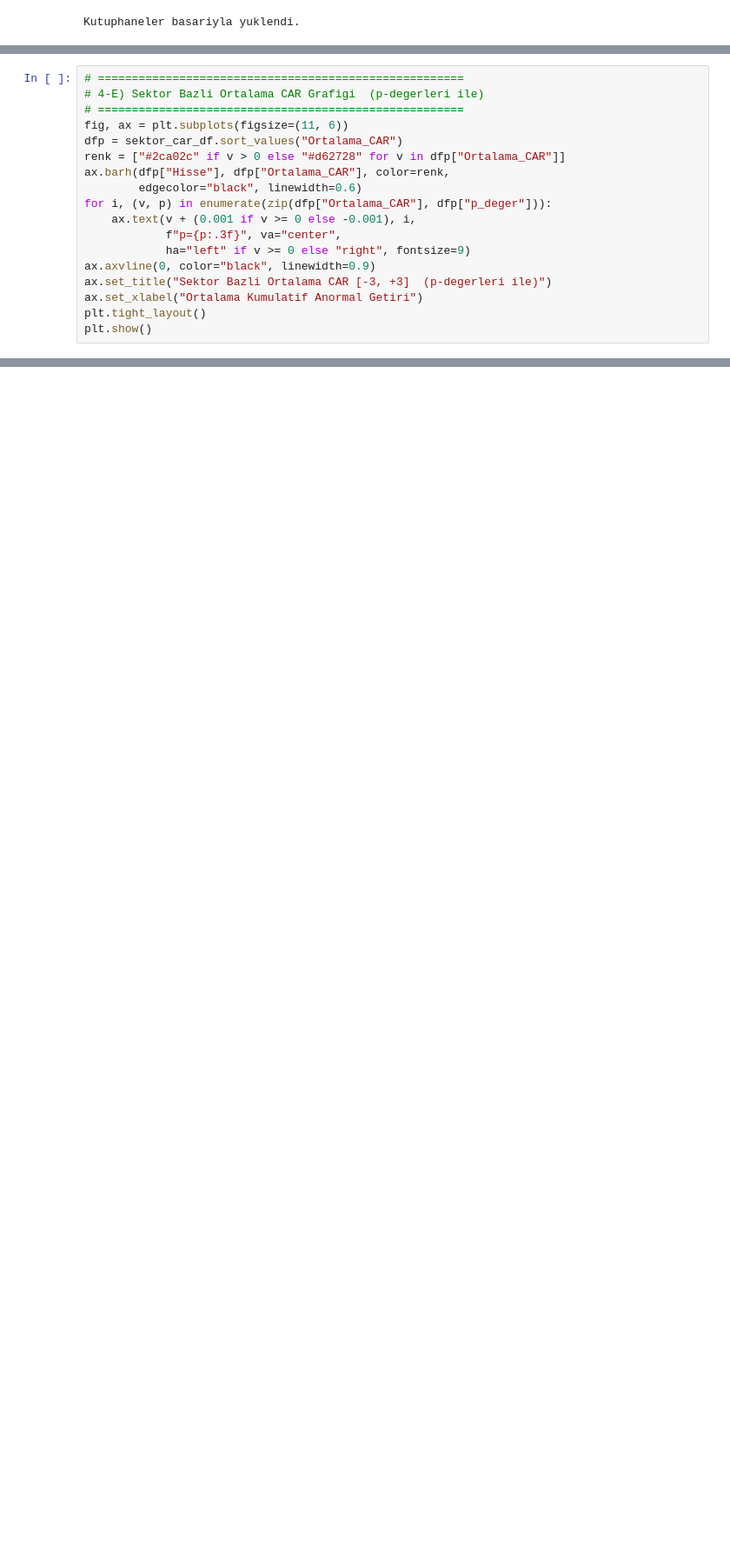
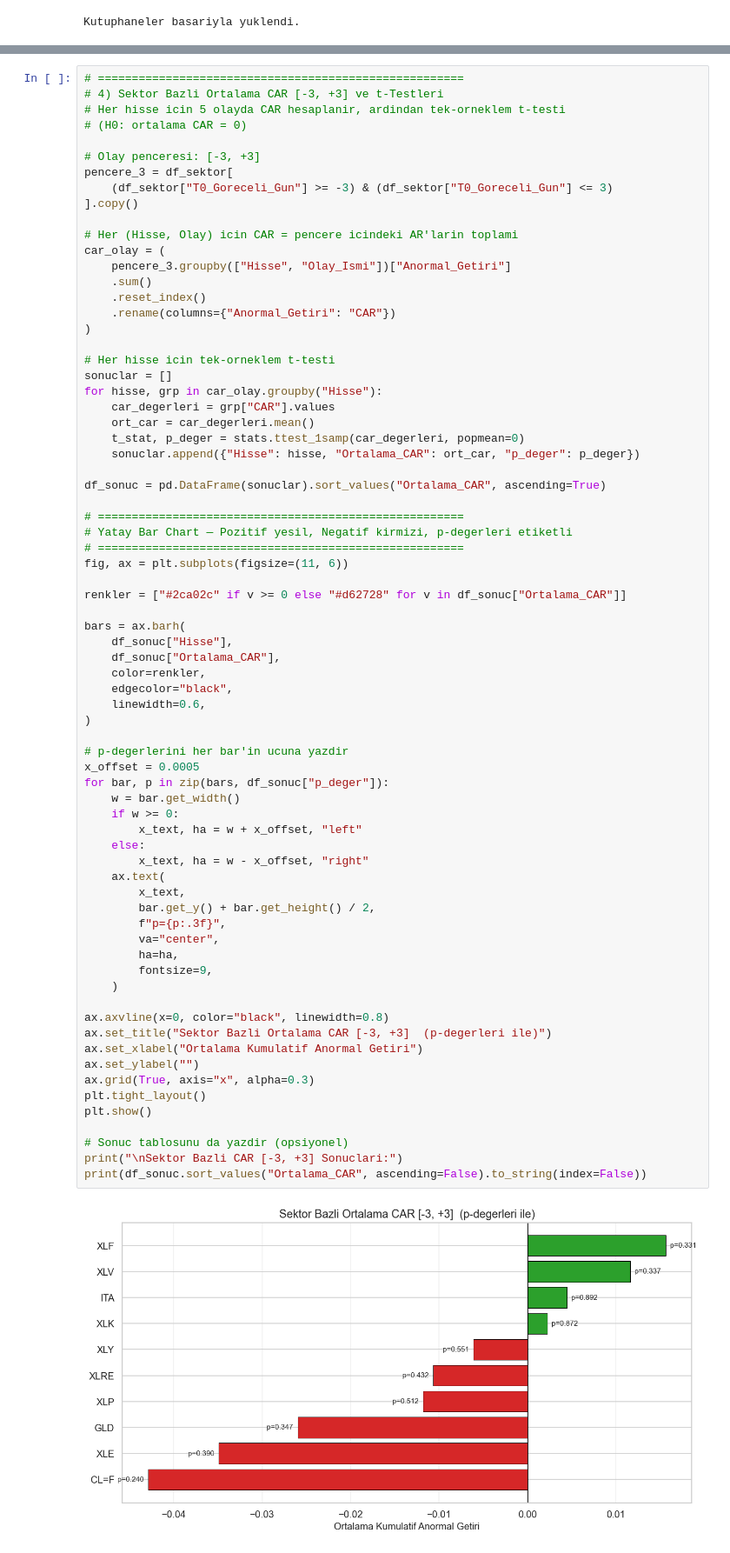
Before and after one commit to beratoz/Veri-Bilimi-Projesi, a Jupyter notebook: sp500_olay_calismasi_eda_G.ipynb, the cells around one changed output, grey strips where cells are left out. Shown at 87% size. Saved outputs shown, nothing was run; the diff lists cells and outputs as text; blank space fills up the shorter version.

```diff
--- a/sp500_olay_calismasi_eda_GELISMIS.ipynb
+++ b/sp500_olay_calismasi_eda_G.ipynb
@@ -435,18 +215,0 @@ print(sektor_wide_df.to_string(index=False,
-# %%
-# ======================================================
-# 4-E) Sektor Bazli Ortalama CAR Grafigi  (p-degerleri ile)
-# ======================================================
-fig, ax = plt.subplots(figsize=(11, 6))
-dfp = sektor_car_df.sort_values("Ortalama_CAR")
-renk = ["#2ca02c" if v > 0 else "#d62728" for v in dfp["Ortalama_CAR"]]
-ax.barh(dfp["Hisse"], dfp["Ortalama_CAR"], color=renk,
-        edgecolor="black", linewidth=0.6)
-for i, (v, p) in enumerate(zip(dfp["Ortalama_CAR"], dfp["p_deger"])):
-    ax.text(v + (0.001 if v >= 0 else -0.001), i,
-            f"p={p:.3f}", va="center",
-            ha="left" if v >= 0 else "right", fontsize=9)
-ax.axvline(0, color="black", linewidth=0.9)
-ax.set_title("Sektor Bazli Ortalama CAR [-3, +3]  (p-degerleri ile)")
-ax.set_xlabel("Ortalama Kumulatif Anormal Getiri")
-plt.tight_layout()
-plt.show()
@@ -508,0 +216,74 @@ Anlamlilik esigine ulasilmamis olsa da **egilimler ekonomik olarak tutarlidir**:
+# %%
+# ======================================================
+# 4) Sektor Bazli Ortalama CAR [-3, +3] ve t-Testleri
+# Her hisse icin 5 olayda CAR hesaplanir, ardindan tek-orneklem t-testi
+# (H0: ortalama CAR = 0)
+
+# Olay penceresi: [-3, +3]
+pencere_3 = df_sektor[
+    (df_sektor["T0_Goreceli_Gun"] >= -3) & (df_sektor["T0_Goreceli_Gun"] <= 3)
+].copy()
+
+# Her (Hisse, Olay) icin CAR = pencere icindeki AR'larin toplami
+car_olay = (
+    pencere_3.groupby(["Hisse", "Olay_Ismi"])["Anormal_Getiri"]
+    .sum()
+    .reset_index()
+    .rename(columns={"Anormal_Getiri": "CAR"})
+)
+
+# Her hisse icin tek-orneklem t-testi
+sonuclar = []
+for hisse, grp in car_olay.groupby("Hisse"):
+    car_degerleri = grp["CAR"].values
+    ort_car = car_degerleri.mean()
+    t_stat, p_deger = stats.ttest_1samp(car_degerleri, popmean=0)
+    sonuclar.append({"Hisse": hisse, "Ortalama_CAR": ort_car, "p_deger": p_deger})
+
+df_sonuc = pd.DataFrame(sonuclar).sort_values("Ortalama_CAR", ascending=True)
+
+# ======================================================
+# Yatay Bar Chart — Pozitif yesil, Negatif kirmizi, p-degerleri etiketli
+# ======================================================
+fig, ax = plt.subplots(figsize=(11, 6))
+
+renkler = ["#2ca02c" if v >= 0 else "#d62728" for v in df_sonuc["Ortalama_CAR"]]
+
+bars = ax.barh(
+    df_sonuc["Hisse"],
+    df_sonuc["Ortalama_CAR"],
+    color=renkler,
+    edgecolor="black",
+    linewidth=0.6,
+)
+
+# p-degerlerini her bar'in ucuna yazdir
+x_offset = 0.0005
+for bar, p in zip(bars, df_sonuc["p_deger"]):
+    w = bar.get_width()
+    if w >= 0:
+        x_text, ha = w + x_offset, "left"
+    else:
+        x_text, ha = w - x_offset, "right"
+    ax.text(
+        x_text,
+        bar.get_y() + bar.get_height() / 2,
+        f"p={p:.3f}",
+        va="center",
+        ha=ha,
+        fontsize=9,
+    )
+
+ax.axvline(x=0, color="black", linewidth=0.8)
+ax.set_title("Sektor Bazli Ortalama CAR [-3, +3]  (p-degerleri ile)")
+ax.set_xlabel("Ortalama Kumulatif Anormal Getiri")
+ax.set_ylabel("")
+ax.grid(True, axis="x", alpha=0.3)
+plt.tight_layout()
+plt.show()
+
+# Sonuc tablosunu da yazdir (opsiyonel)
+print("\nSektor Bazli CAR [-3, +3] Sonuclari:")
+print(df_sonuc.sort_values("Ortalama_CAR", ascending=False).to_string(index=False))
+# %% [output]
+[figure, added]
```
Also changed, not shown: parts of 20 cells of this notebook, 27 other files.
